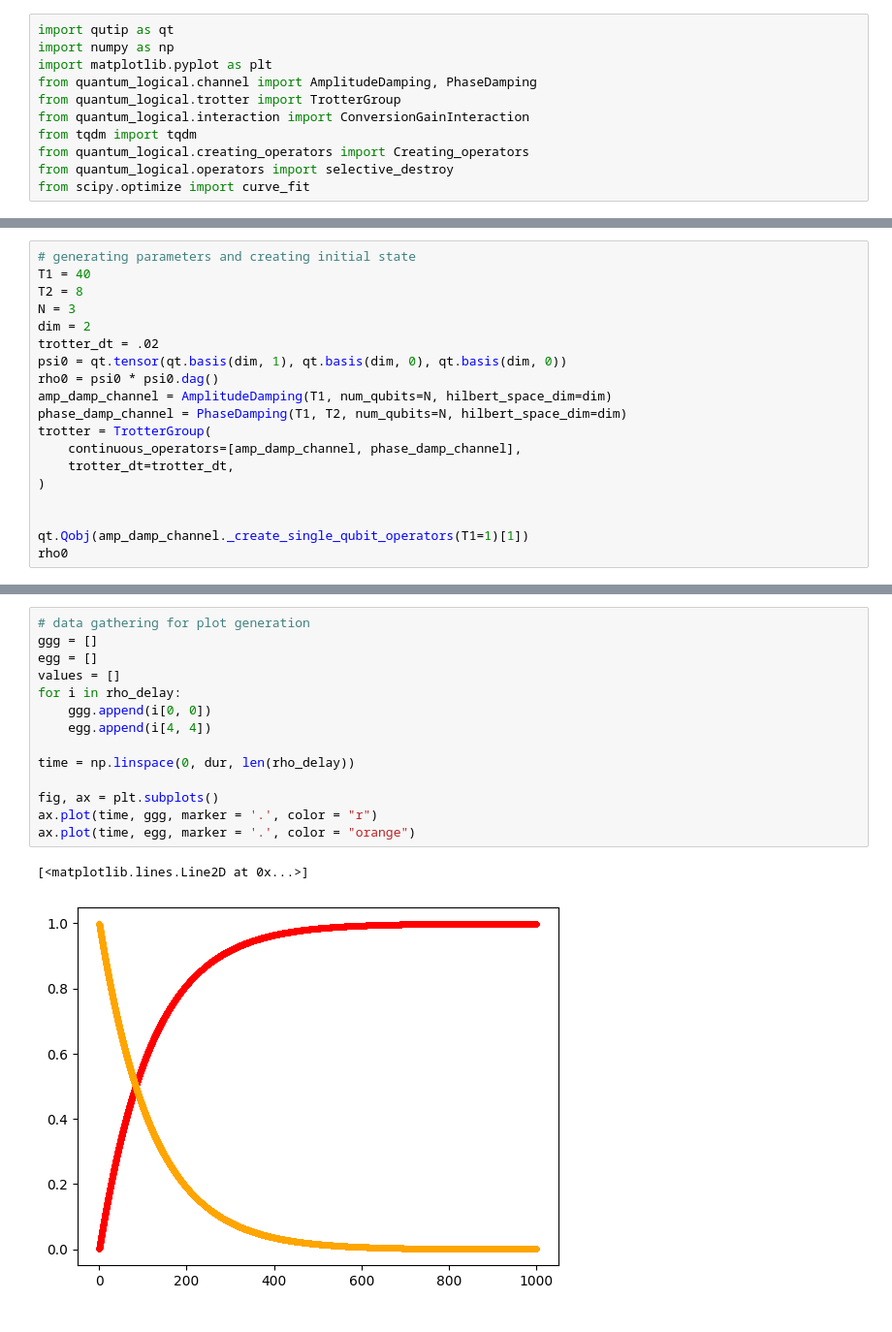
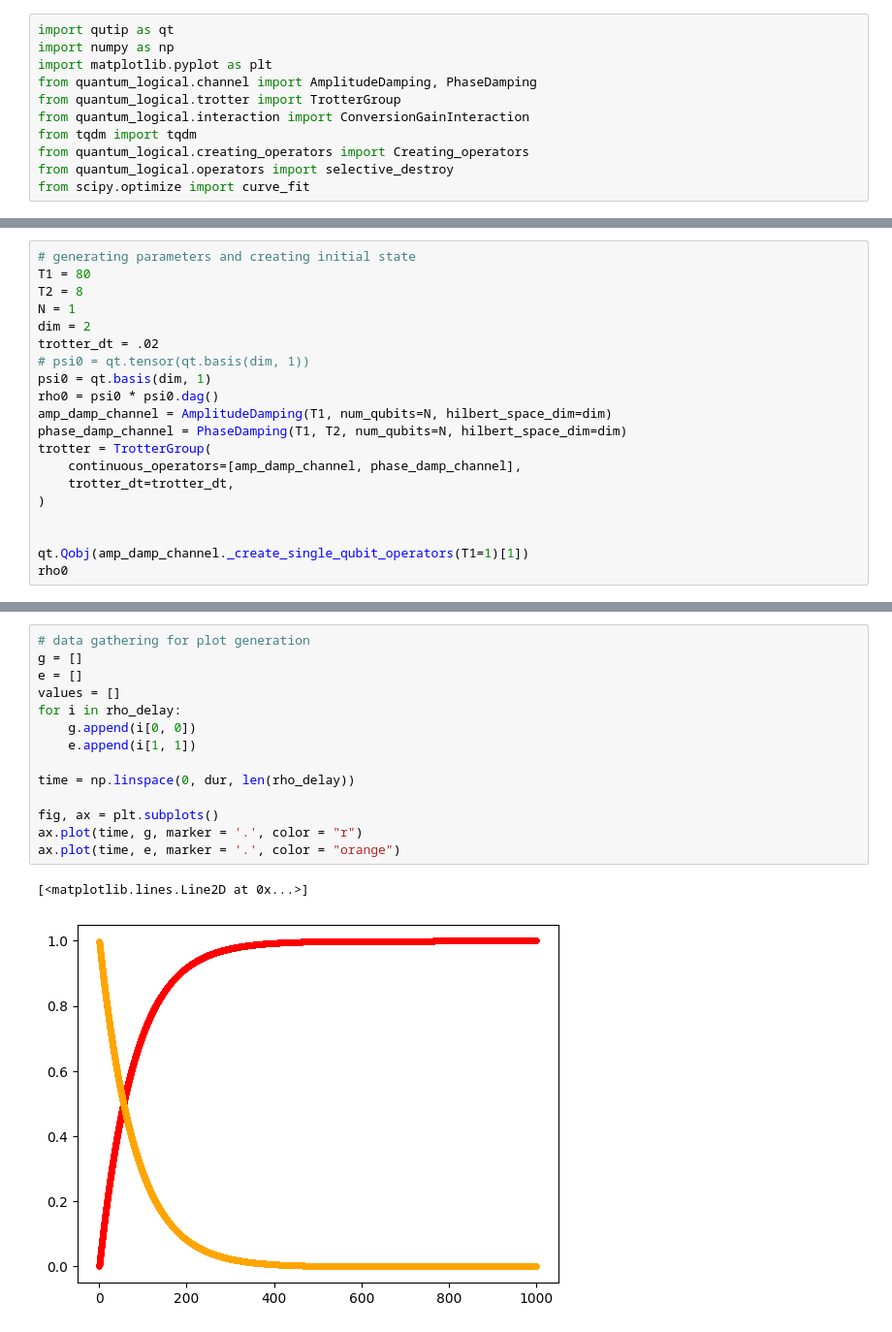
Before and after one commit to Pitt-JonesLab/quantum_logical, a Jupyter notebook: src/notebooks/error_correction/12_t1_gain.ipynb, the cells around one changed output, grey strips where cells are left out. Shown at 97% size. Saved outputs shown, nothing was run; the diff lists cells and outputs as text.

```diff
--- a/src/notebooks/error_correction/12_t1_gain.ipynb
+++ b/src/notebooks/error_correction/12_t1_gain.ipynb
@@ -12,11 +14,12 @@ from scipy.optimize import curve_fit
 # %%
 # generating parameters and creating initial state
-T1 = 40
+T1 = 80
 T2 = 8
-N = 3
+N = 1
 dim = 2
 trotter_dt = .02
-psi0 = qt.tensor(qt.basis(dim, 1), qt.basis(dim, 0), qt.basis(dim, 0))
+# psi0 = qt.tensor(qt.basis(dim, 1))
+psi0 = qt.basis(dim, 1)
 rho0 = psi0 * psi0.dag()
 amp_damp_channel = AmplitudeDamping(T1, num_qubits=N, hilbert_space_dim=dim)
 phase_damp_channel = PhaseDamping(T1, T2, num_qubits=N, hilbert_space_dim=dim)
@@ -39,20 +42,20 @@ Quantum object: dims=[[2, 2, 2], [2, 2, 2]], shape=(8, 8), type='oper', dtype=De
 # %%
 # data gathering for plot generation
-ggg = []
-egg = []
+g = []
+e = []
 values = []
 for i in rho_delay:
-    ggg.append(i[0, 0])
-    egg.append(i[4, 4])
+    g.append(i[0, 0])
+    e.append(i[1, 1])
 
 time = np.linspace(0, dur, len(rho_delay))
 
 fig, ax = plt.subplots()
-ax.plot(time, ggg, marker = '.', color = "r")
-ax.plot(time, egg, marker = '.', color = "orange")
+ax.plot(time, g, marker = '.', color = "r")
+ax.plot(time, e, marker = '.', color = "orange")
 # %% [output]
 [<matplotlib.lines.Line2D at 0x...>]
-[figure, old version]
+[figure, new version]
 # %%
 # decay from eg to gg best fit
 def function_fit(t, b):
```
Also changed, not shown: parts of 13 cells of this notebook.
